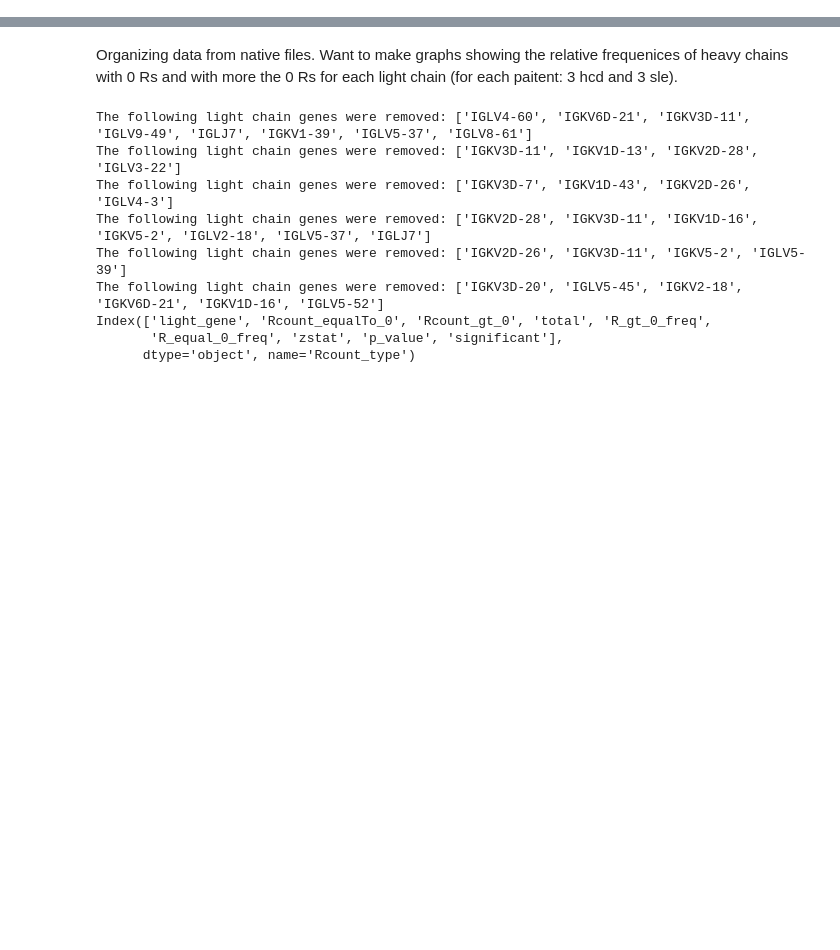
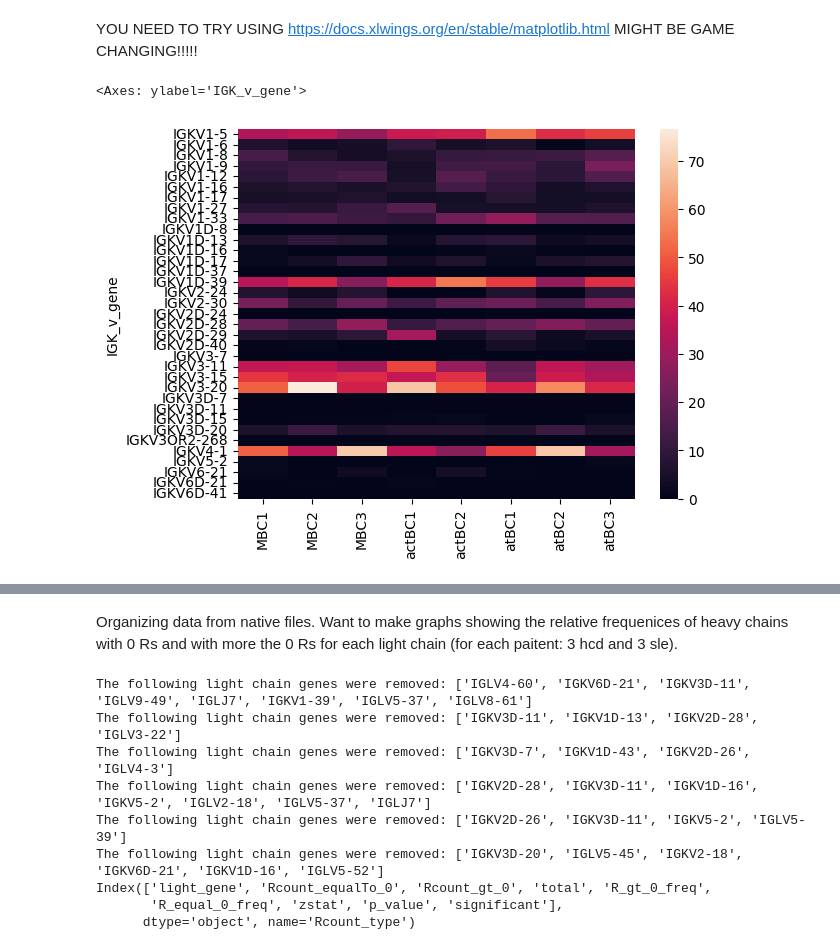
Before and after one commit to TaisiaK/BCR-Analysis, a Jupyter notebook: data_analysis.ipynb, the cells around one changed output, grey strips where cells are left out. Drawn from its saved outputs; the diff is of its cells as text; code cells hidden in the pictures; blank space fills up the shorter version.

Commit message:
deleted incorrect functions, made heatmap, some reorganizing

```diff
--- a/data_analysis.ipynb
+++ b/data_analysis.ipynb
@@ -5,3 +9,48 @@ import os
+# %% [markdown]
+YOU NEED TO TRY USING https://docs.xlwings.org/en/stable/matplotlib.html MIGHT BE GAME CHANGING!!!!!
+# %%
+#HEATMAP! NEED FREQUENCY NOT COUNT!
+file_name = 'data/Atypical_heavy_light_chains.csv'
+df = pd.read_csv(file_name)
+df = utils.remove_rows(df, 'productive', True)
+# utils.amino_acid_count(df, 'R') #TECHINCALLY DONT NEED TO INCLUDE FOR THIS ONE
+# utils.crd3_pKa(df)
+all_igh, all_iglk = utils.all_heavyLight_genes([df], ['v_gene'])
+all_igl = [gene for gene in all_iglk if gene.startswith("IGL")]
+all_igk = [gene for gene in all_iglk if gene.startswith("IGK")]
+all_igk.sort()
+ksample_df = df[['Sample', 'Celltype (Cluster)', 'IGK_v_gene']].copy().dropna(subset=['IGK_v_gene'])
+data = {}
+needed_cells = ["MBC1", "MBC2", "MBC3", "actBC1", "actBC2", "atBC1", "atBC2", "atBC3"]
+s_types = []
+for sample, sample_info in ksample_df.groupby("Sample"):
+    samp = {}
+    for cell_name, cell_info in sample_info.groupby("Celltype (Cluster)"):
+        if cell_name not in needed_cells: continue
+        counts = cell_info.value_counts("IGK_v_gene")
+        samp[cell_name] = (counts/counts.sum()) * 100 #maybe do log2 instead?
+    samp_df = pd.DataFrame.from_dict(samp).fillna(0)
+    data[sample] = samp_df
+combined = reduce(lambda a, b: a.add(b, fill_value=0), data.values())
+new_df = pd.DataFrame.from_dict(combined).reset_index()
+new_df['Prefix'] = new_df['IGK_v_gene'].str[:6]
+new_df['sortNum'] = new_df['IGK_v_gene'].apply(utils.get_gene_num)
+new_df = new_df.sort_values(by=['Prefix', 'sortNum']).drop(columns=['Prefix', 'sortNum']).set_index("IGK_v_gene")
+# plt.figure(figsize=(10, 6))
+ax = sns.heatmap(new_df, yticklabels=True, annot=False)
+ax
+#plt.show()
+# plot_path = os.path.abspath("heatmap.png")
+# plt.savefig(plot_path, bbox_inches='tight')
+# plt.close()
+# sheet = xw.Book().sheets[0]
+# print("Image saved to:", plot_path)
+# print("Exists?", os.path.exists(plot_path))
+# sheet.pictures.add(plot_path, name="rwar", update=True)
+# os.remove(plot_path)
+# %% [output]
+<Axes: ylabel='IGK_v_gene'>
+[figure, added]
 # %%
 file_name = 'Atypical_heavy_light_chains.csv'
 df = pd.read_csv(file_name)
```
Also changed, not shown: parts of 2 cells of this notebook, 3 other files.
